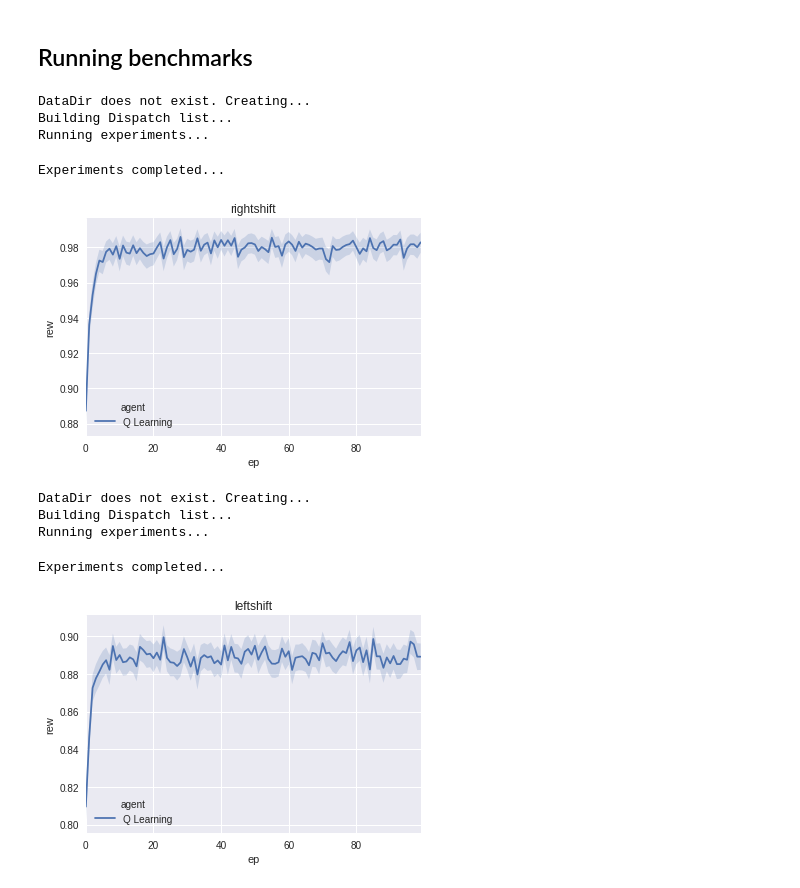
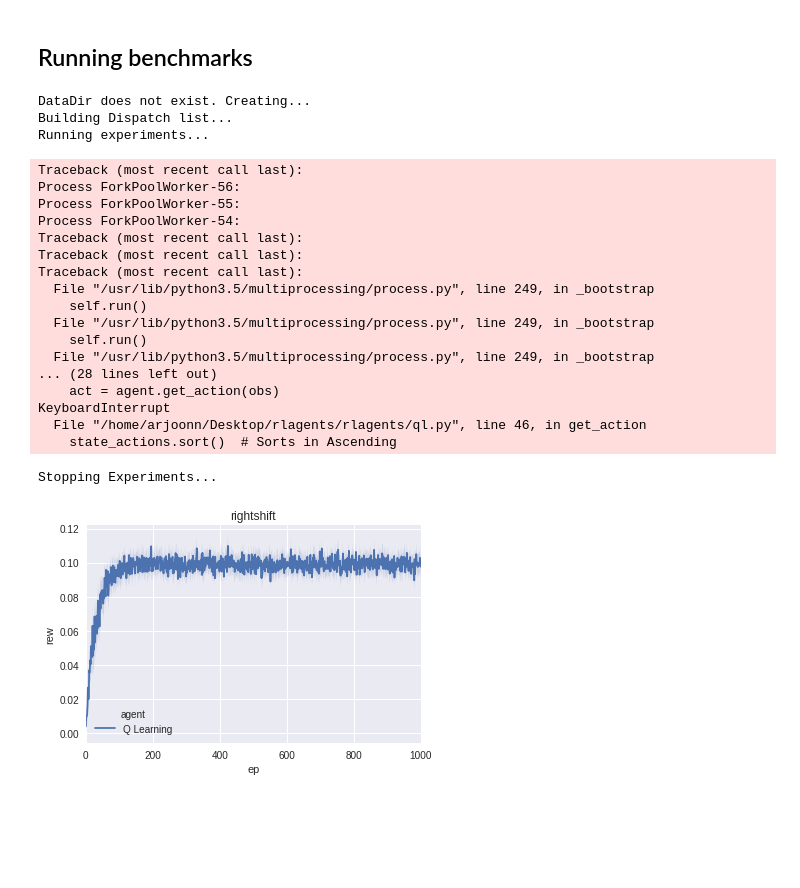
Before and after one commit to theSage21/notebooks, a Jupyter notebook: books/Turing-Learner.ipynb, the cells around one changed output. Saved outputs shown, nothing was run; the diff lists cells and outputs as text; code cells hidden in the pictures; blank space fills up the shorter version.

```diff
--- a/books/Turing-Learner.ipynb
+++ b/books/Turing-Learner.ipynb
@@ -117,14 +89,25 @@ def sorting():
+# %%
+def rightshift():
+    a = ''.join([random.choice('0123456789') for _ in range(100)])
+    b = '0' + a[:-1]
+    return a, b
+
+def sorting():
+    a = ''.join([random.choice('0123456789') for _ in range(100)])
+    inp = a
+    out = ''.join(sorted(list(str(inp))))
+    return inp, out
 # %% [markdown]
 ## Running bench
 # %%
-def run_fn(fn, eps=500, letters='01', trials=2000):
+def run_fn(fn, eps=500, letters='0123456789', trials=50, hardlimit=10000):
     world_list = [TuringWorld(fn)]
     actions = ['<', '>', 'r', 'stop'] + ['w'+i for i in letters]
     agent_list = [QLAgent(actions, ep=0.99)]
 
     !rm -rf DataDir/
     [a.reset() for a in agent_list]
-    paths = benchmark(agent_list, world_list, eps, None, trials)
+    paths = benchmark(agent_list, world_list, eps, hardlimit, trials)
 
     paths = ['DataDir/'+i for i in os.listdir('DataDir/')]
     data = []
@@ -146,18 +129,29 @@ def run_fn(fn, eps=500, letters='01', trials=2000):
 # %% [markdown]
 ## Running benchmarks
 # %%
-run_fn(rightshift, eps=100)
+run_fn(rightshift, eps=1000)
 # %% [output]
 DataDir does not exist. Creating...
 Building Dispatch list...
 Running experiments...
-Experiments completed...
+Traceback (most recent call last):
+Process ForkPoolWorker-56:
+Process ForkPoolWorker-55:
+Process ForkPoolWorker-54:
+Traceback (most recent call last):
+Traceback (most recent call last):
+Traceback (most recent call last):
+  File "/usr/lib/python3.5/multiprocessing/process.py", line 249, in _bootstrap
+    self.run()
+  File "/usr/lib/python3.5/multiprocessing/process.py", line 249, in _bootstrap
+    self.run()
+  File "/usr/lib/python3.5/multiprocessing/process.py", line 249, in _bootstrap
+... (28 lines left out)
+    act = agent.get_action(obs)
+KeyboardInterrupt
+  File "/home/arjoonn/Desktop/rlagents/rlagents/ql.py", line 46, in get_action
+    state_actions.sort()  # Sorts in Ascending
+Stopping Experiments...
-[figure, old version]
+[figure, new version]
 # %%
-run_fn(leftshift, eps=100)
+run_fn(sorting, eps=1000)
-# %% [output]
-DataDir does not exist. Creating...
-Building Dispatch list...
-Running experiments...
-Experiments completed...
-[figure, removed]
```
Also changed, not shown: parts of 9 cells of this notebook.
